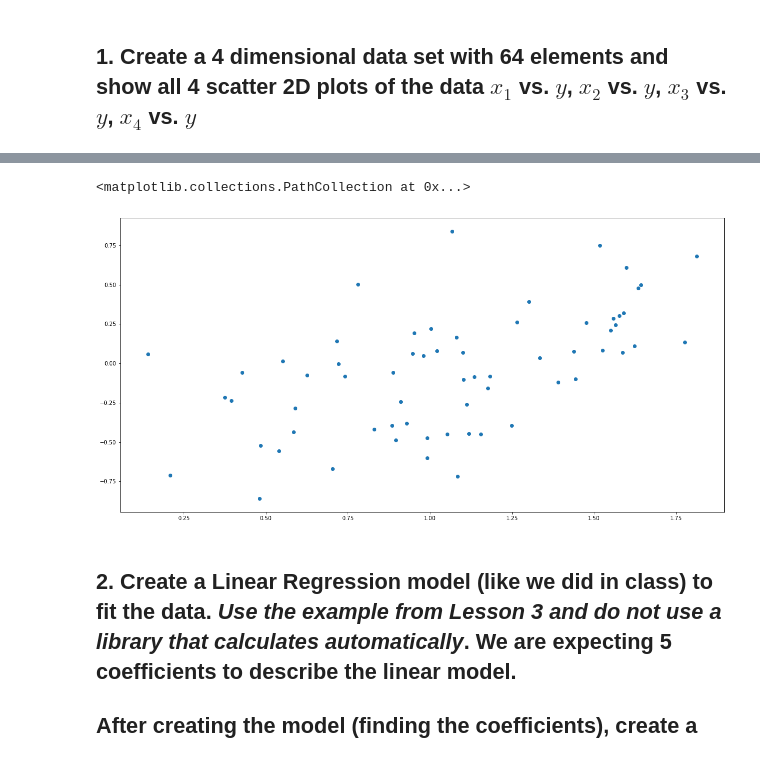
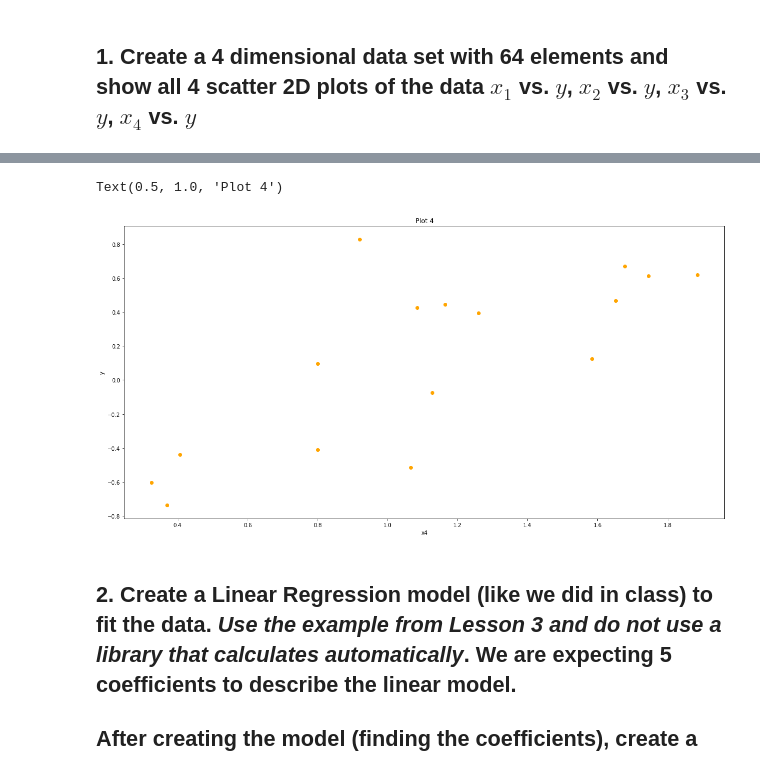
Before and after one commit to cjmasamitsu/mlnn-masamitsu, a Jupyter notebook: 03/masamitsu-week3-asnmt.ipynb, the cells around one changed output, grey strips where cells are left out. Saved outputs shown, nothing was run; the diff lists cells and outputs as text; code cells hidden in the pictures.

```diff
--- a/03/masamitsu-week3-asnmt.ipynb
+++ b/03/masamitsu-week3-asnmt.ipynb
@@ -16,7 +16,7 @@ Key items include:
 # %% [markdown]
 ## 1. Create a 4 dimensional data set with 64 elements and show all 4 scatter 2D plots of the data $x_1$ vs. $y$, $x_2$ vs. $y$,  $x_3$ vs. $y$, $x_4$ vs. $y$
 # %%
-n = 64
+n = int(64/4)
 x = np.linspace(0, 1, n) + np.random.rand(4, n)
 x = np.vstack([x, np.ones(len(x.T))]).T
 y = np.linspace(0, 1, n) + np.random.rand(n) - 1
@@ -55,8 +67,11 @@ plt.scatter(x.T[2], y)
 # %%
-plt.scatter(x.T[3], y)
+plt.scatter(x.T[3], y, c= "orange")
+plt.xlabel("x4")
+plt.ylabel("y")
+plt.title("Plot 4")
 # %% [output]
-<matplotlib.collections.PathCollection at 0x...>
+Text(0.5, 1.0, 'Plot 4')
-[figure, old version]
+[figure, new version]
 # %% [markdown]
 ## 2.  Create a Linear Regression model (like we did in class) to fit the data. *Use the example from Lesson 3 and do not use a library that calculates automatically*. We are expecting 5 coefficients to describe the linear model.
 
```
Also changed, not shown: parts of 23 cells of this notebook, 1 other file.
